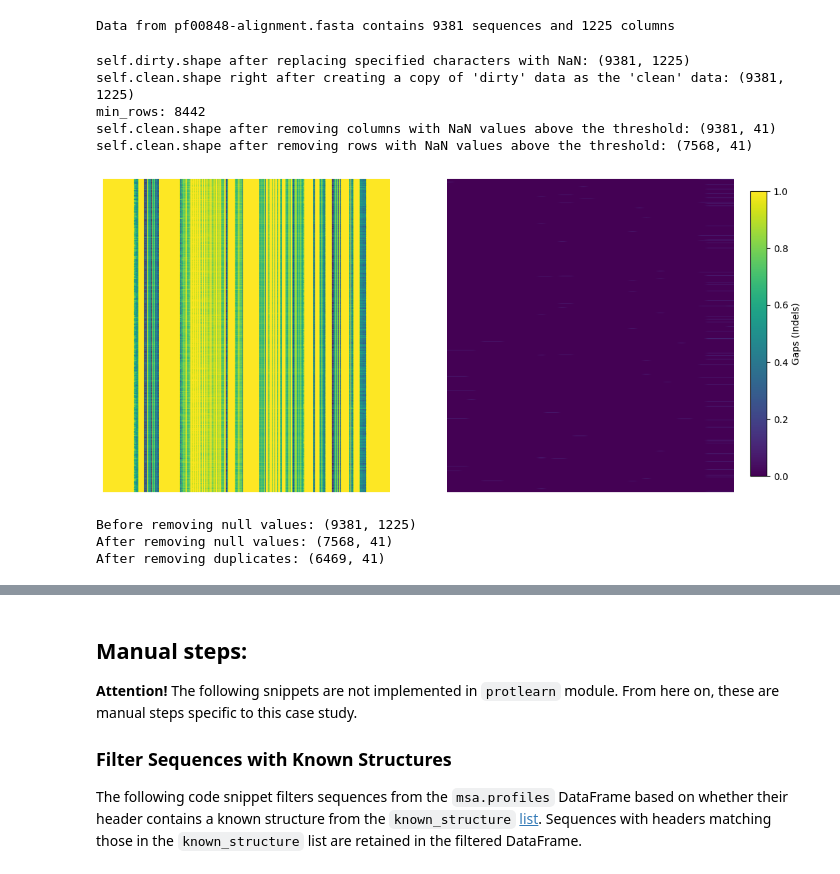
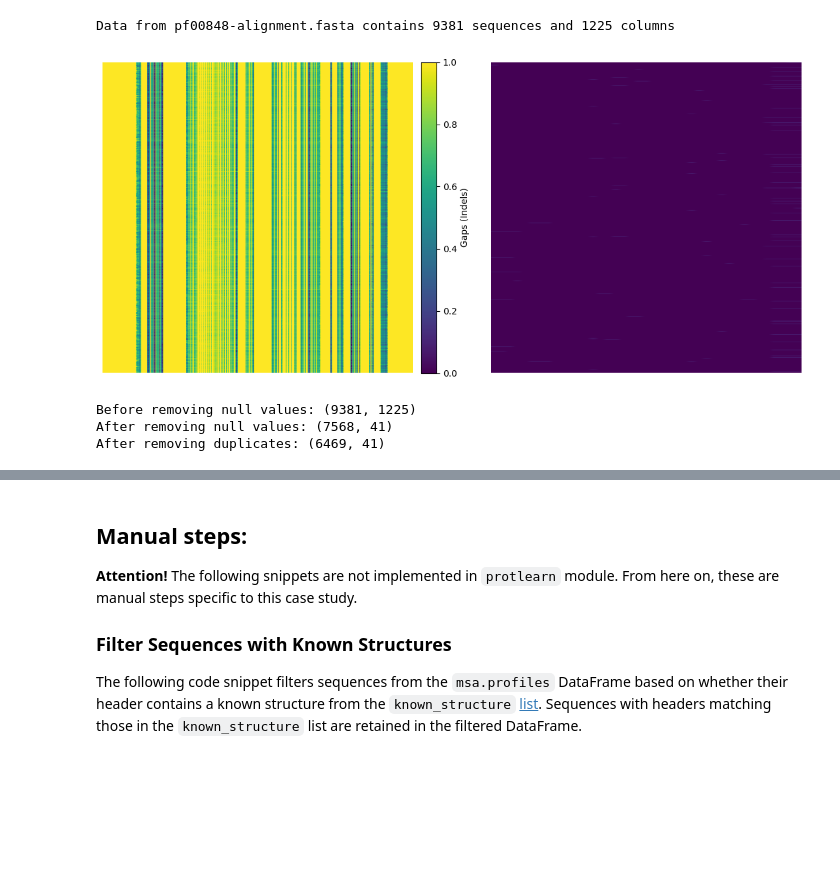
Before and after one commit to lcobiodata/msautils, a Jupyter notebook: examples/ring-hydroxylating_dioxygenase/example-ring-hydroxylating-dioxygenase.ipynb, the cells around one changed output, grey strips where cells are left out. Drawn from its saved outputs; the diff is of its cells as text; code cells hidden in the pictures; blank space fills up the shorter version.

```diff
--- a/examples/ring-hydroxylating_dioxygenase/example-ring-hydroxylating-dioxygenase.ipynb
+++ b/examples/ring-hydroxylating_dioxygenase/example-ring-hydroxylating-dioxygenase.ipynb
@@ -17,18 +17,13 @@ print(f"Data from {msa_file} contains {n_rows} sequences and {n_columns} columns
 # %% [output]
 Data from pf00848-alignment.fasta contains 9381 sequences and 1225 columns
 # %%
-msa.cleanse(plot=True, show=True)
+msa.cleanse(**viz_params)
 print(f"Before removing null values: {msa.dirty.shape}")
 print(f"After removing null values: {msa.clean.shape}")
 print(f"After removing duplicates: {msa.unique.shape}")
 # %% [output]
+[figure, new version]
-self.dirty.shape after replacing specified characters with NaN: (9381, 1225)
-self.clean.shape right after creating a copy of 'dirty' data as the 'clean' data: (9381, 1225)
-min_rows: 8442
-self.clean.shape after removing columns with NaN values above the threshold: (9381, 41)
-self.clean.shape after removing rows with NaN values above the threshold: (7568, 41)
+Before removing null values: (9381, 1225)
+After removing null values: (7568, 41)
+After removing duplicates: (6469, 41)
-[figure, old version]
-Before removing null values: (9381, 1225)
-After removing null values: (7568, 41)
-After removing duplicates: (6469, 41)
 # %%
```
Also changed, not shown: parts of 6 cells of this notebook, 16 other files.
